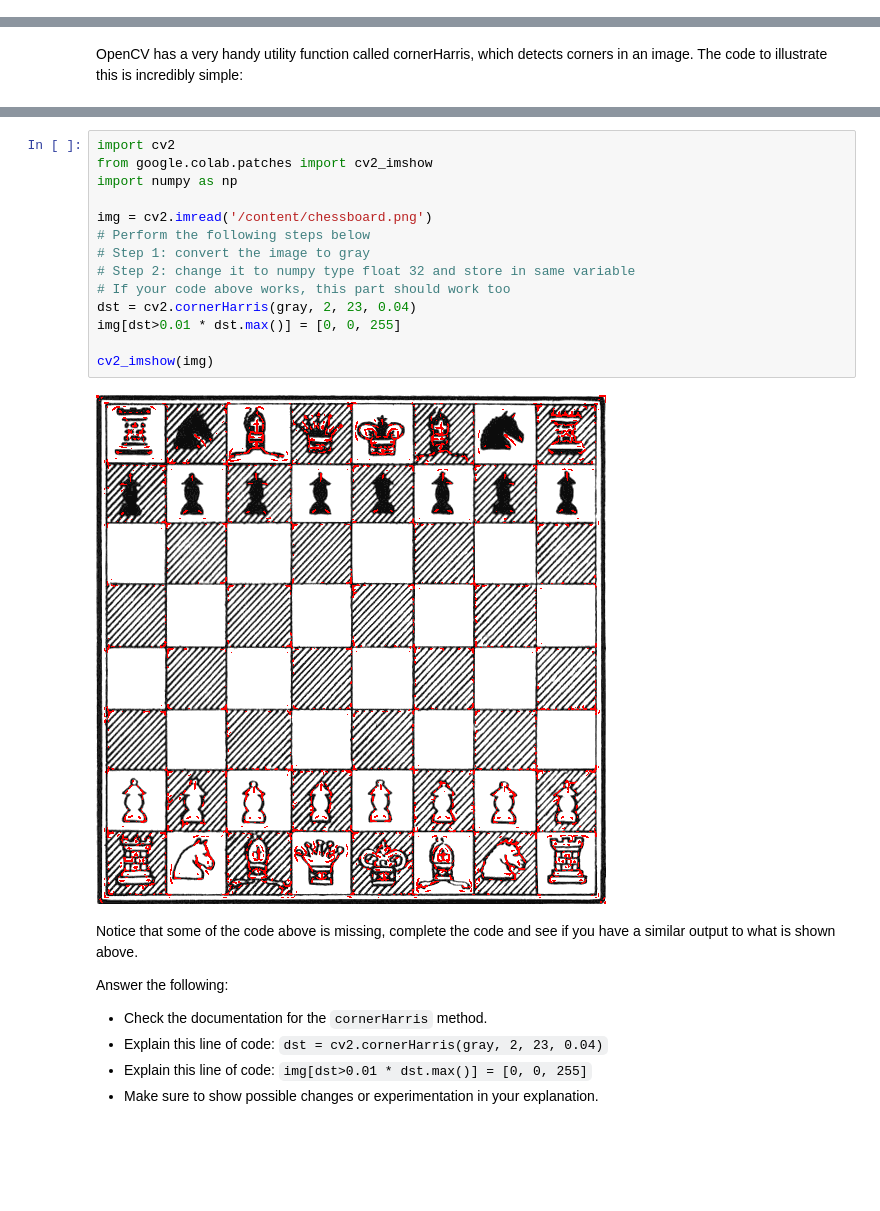
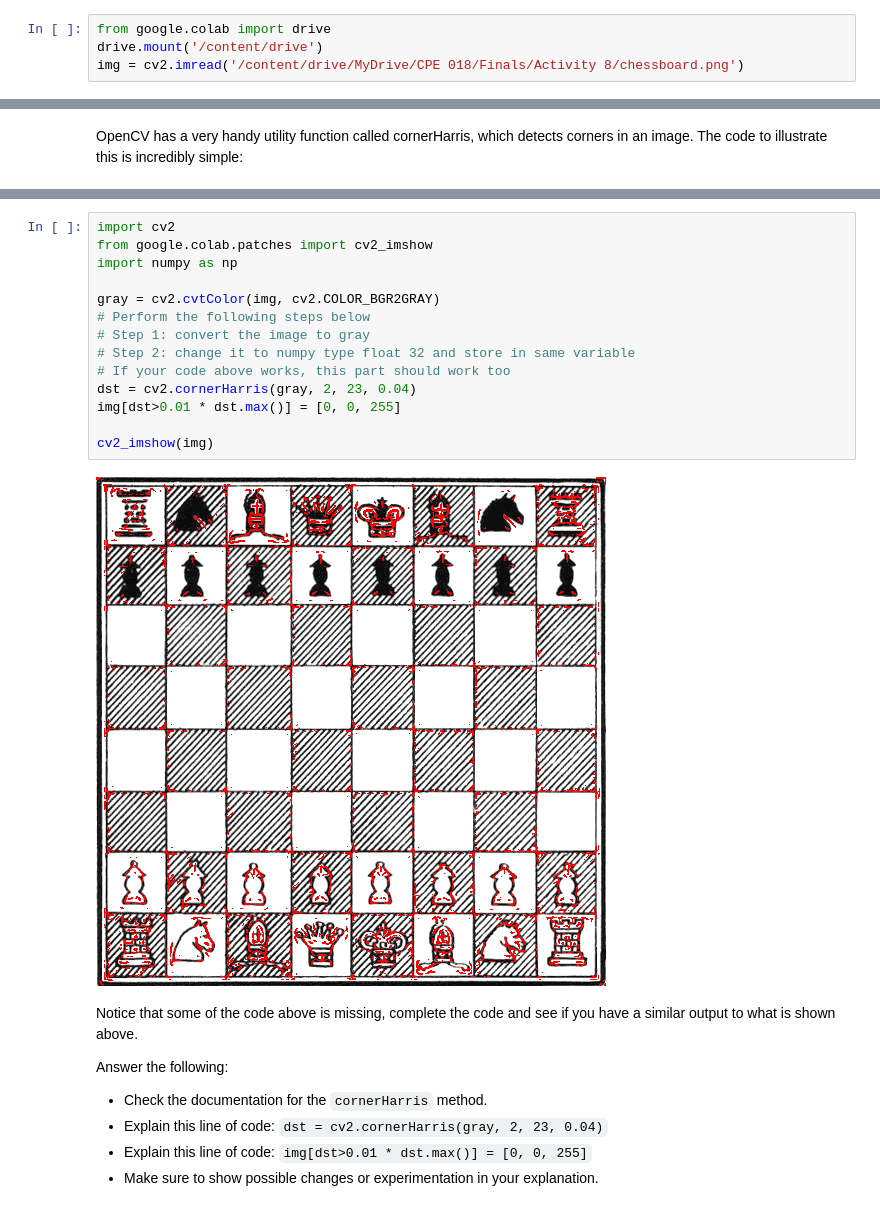
Before and after one commit to lesterlnds/CPE-018, a Jupyter notebook: Activity_8_Feature_Extraction_and_Description_using_DoG_and_SIFT.ipynb, the cells around one changed output, grey strips where cells are left out. Drawn from its saved outputs; the diff is of its cells as text; blank space fills up the shorter version.

```diff
--- a/Activity_8_Feature_Extraction_and_Description_using_DoG_and_SIFT.ipynb
+++ b/Activity_8_Feature_Extraction_and_Description_using_DoG_and_SIFT.ipynb
@@ -41,3 +41,7 @@ So size of the window will effect the detection of corners. Large corners needs
 Let's start by identifying corners by utilizing `CornerHarris`, and let's do this with an example. We will use the sample image below:
 # %% [markdown]
 ![chessboard.png](embedded-picture-1)
+# %%
+from google.colab import drive
+drive.mount('/content/drive')
+img = cv2.imread('/content/drive/MyDrive/CPE 018/Finals/Activity 8/chessboard.png')
@@ -46,19 +59,19 @@ OpenCV has a very handy utility function called cornerHarris, which detects corn
 # %%
 import cv2
 from google.colab.patches import cv2_imshow
 import numpy as np
 
-img = cv2.imread('/content/chessboard.png')
+gray = cv2.cvtColor(img, cv2.COLOR_BGR2GRAY)
 # Perform the following steps below
 # Step 1: convert the image to gray
 # Step 2: change it to numpy type float 32 and store in same variable
 # If your code above works, this part should work too
 dst = cv2.cornerHarris(gray, 2, 23, 0.04)
 img[dst>0.01 * dst.max()] = [0, 0, 255]
 
 cv2_imshow(img)
 # %% [output]
-[figure, old version]
+[figure, new version]
 # %% [markdown]
 Notice that some of the code above is missing, complete the code and see if you have a similar output to what is shown above.
 
```
Also changed, not shown: parts of 16 cells of this notebook.
